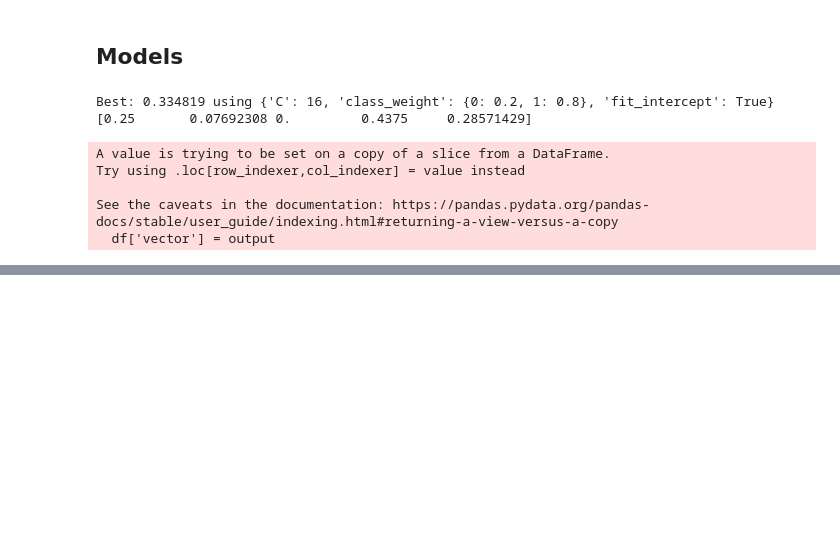
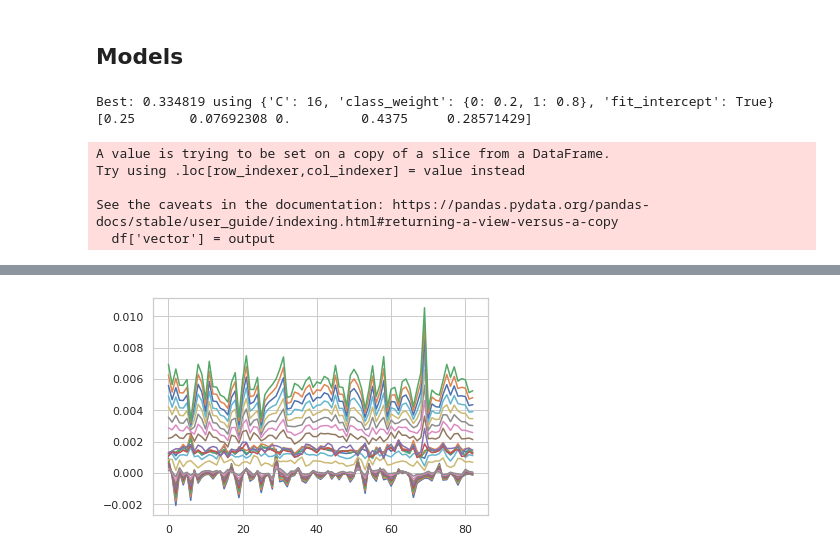
Before and after one commit to tramyynt/master-thesis, a Jupyter notebook: lexicon_models.ipynb, the cells around one changed output, grey strips where cells are left out. Saved outputs shown, nothing was run; the diff lists cells and outputs as text; code cells hidden in the pictures; blank space fills up the shorter version.

```diff
--- a/lexicon_models.ipynb
+++ b/lexicon_models.ipynb
@@ -277,0 +341,10 @@ X_liwc_alike2
+# %%
+#using Savitzky-Golay filter to smooth the data
+X_liwc_alike2_filter= savgol_filter(X_liwc_alike2, window_length=15, polyorder=2, deriv=1)
+# %%
+#get the corresponding X
+index = np.where(y_liwc_alike2 == 1)
+plt.plot(X_liwc_alike2_filter[index])
+plt.show()
+# %% [output]
+[figure, added]
```
Also changed, not shown: parts of 15 cells of this notebook, 2 other files.
